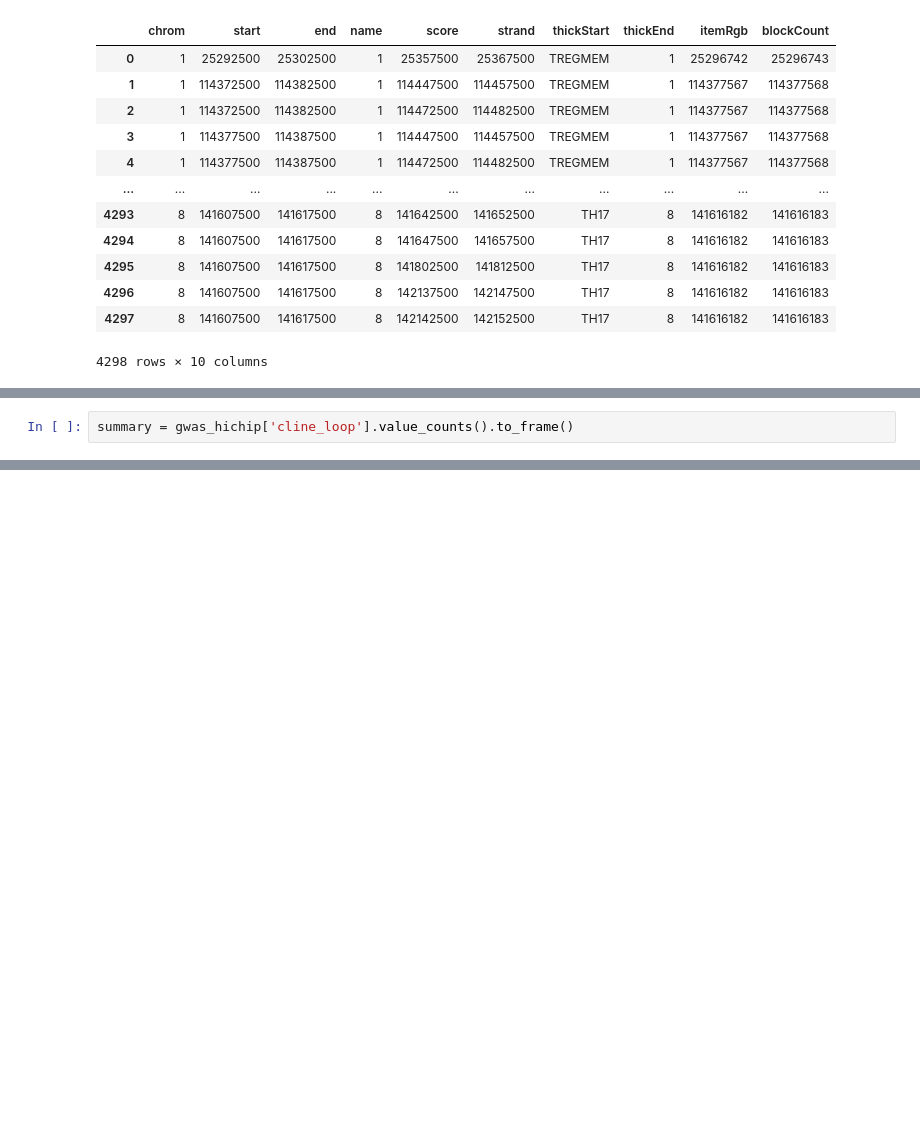
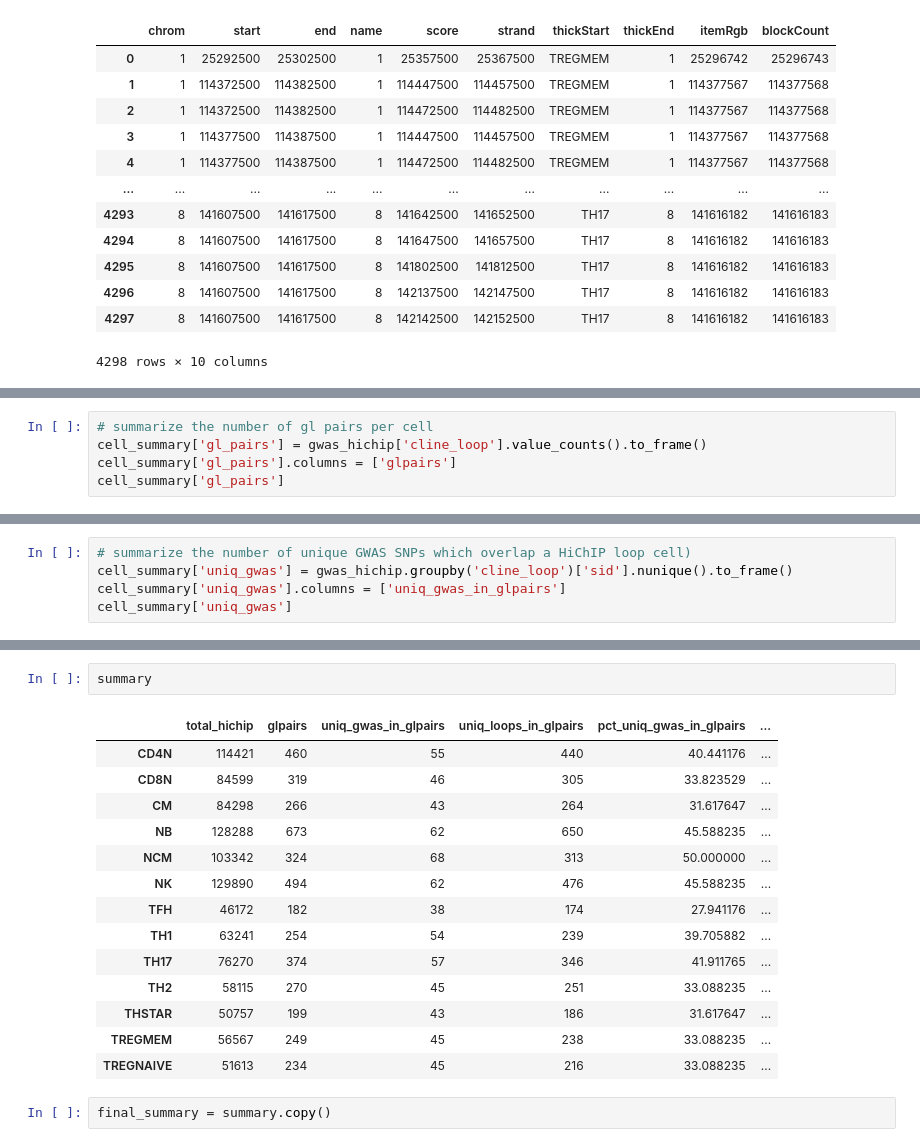
Before and after one commit to joreynajr/dchallenge, a Jupyter notebook: workflow/notebooks/develop/Intersect_T1D_GWAS_HiChIP.ipynb, the cells around one changed output, grey strips where cells are left out. Drawn from its saved outputs; the diff is of its cells as text; blank space fills up the shorter version.

```diff
--- a/workflow/notebooks/develop/Intersect_T1D_GWAS_HiChIP.ipynb
+++ b/workflow/notebooks/develop/Intersect_T1D_GWAS_HiChIP.ipynb
@@ -134,2 +197,5 @@ gwas_hichip.head()
 # %%
-summary = gwas_hichip['cline_loop'].value_counts().to_frame()
+# summarize the number of gl pairs per cell
+cell_summary['gl_pairs'] = gwas_hichip['cline_loop'].value_counts().to_frame()
+cell_summary['gl_pairs'].columns = ['glpairs']
+cell_summary['gl_pairs']
@@ -137,0 +233,5 @@ summary.columns = ['Number of HiChIP loops\\nOverlapping T1D GWAS']
+# %%
+# summarize the number of unique GWAS SNPs which overlap a HiChIP loop cell)
+cell_summary['uniq_gwas'] = gwas_hichip.groupby('cline_loop')['sid'].nunique().to_frame()
+cell_summary['uniq_gwas'].columns = ['uniq_gwas_in_glpairs']
+cell_summary['uniq_gwas']
@@ -137,0 +282,19 @@ summary.columns = ['Number of HiChIP loops\\nOverlapping T1D GWAS']
+# %%
+summary
+# %% [output]
+|  | total_hichip | glpairs | uniq_gwas_in_glpairs | uniq_loops_in_glpairs | pct_uniq_gwas_in_glpairs | ... |
+| CD4N | 114421 | 460 | 55 | 440 | 40.441176 | ... |
+| CD8N | 84599 | 319 | 46 | 305 | 33.823529 | ... |
+| CM | 84298 | 266 | 43 | 264 | 31.617647 | ... |
+| NB | 128288 | 673 | 62 | 650 | 45.588235 | ... |
+| NCM | 103342 | 324 | 68 | 313 | 50.000000 | ... |
+| NK | 129890 | 494 | 62 | 476 | 45.588235 | ... |
+| TFH | 46172 | 182 | 38 | 174 | 27.941176 | ... |
+| TH1 | 63241 | 254 | 54 | 239 | 39.705882 | ... |
+| TH17 | 76270 | 374 | 57 | 346 | 41.911765 | ... |
+| TH2 | 58115 | 270 | 45 | 251 | 33.088235 | ... |
+| THSTAR | 50757 | 199 | 43 | 186 | 31.617647 | ... |
+| TREGMEM | 56567 | 249 | 45 | 238 | 33.088235 | ... |
+| TREGNAIVE | 51613 | 234 | 45 | 216 | 33.088235 | ... |
+# %%
+final_summary = summary.copy()
```
Also changed, not shown: parts of 15 cells of this notebook.
